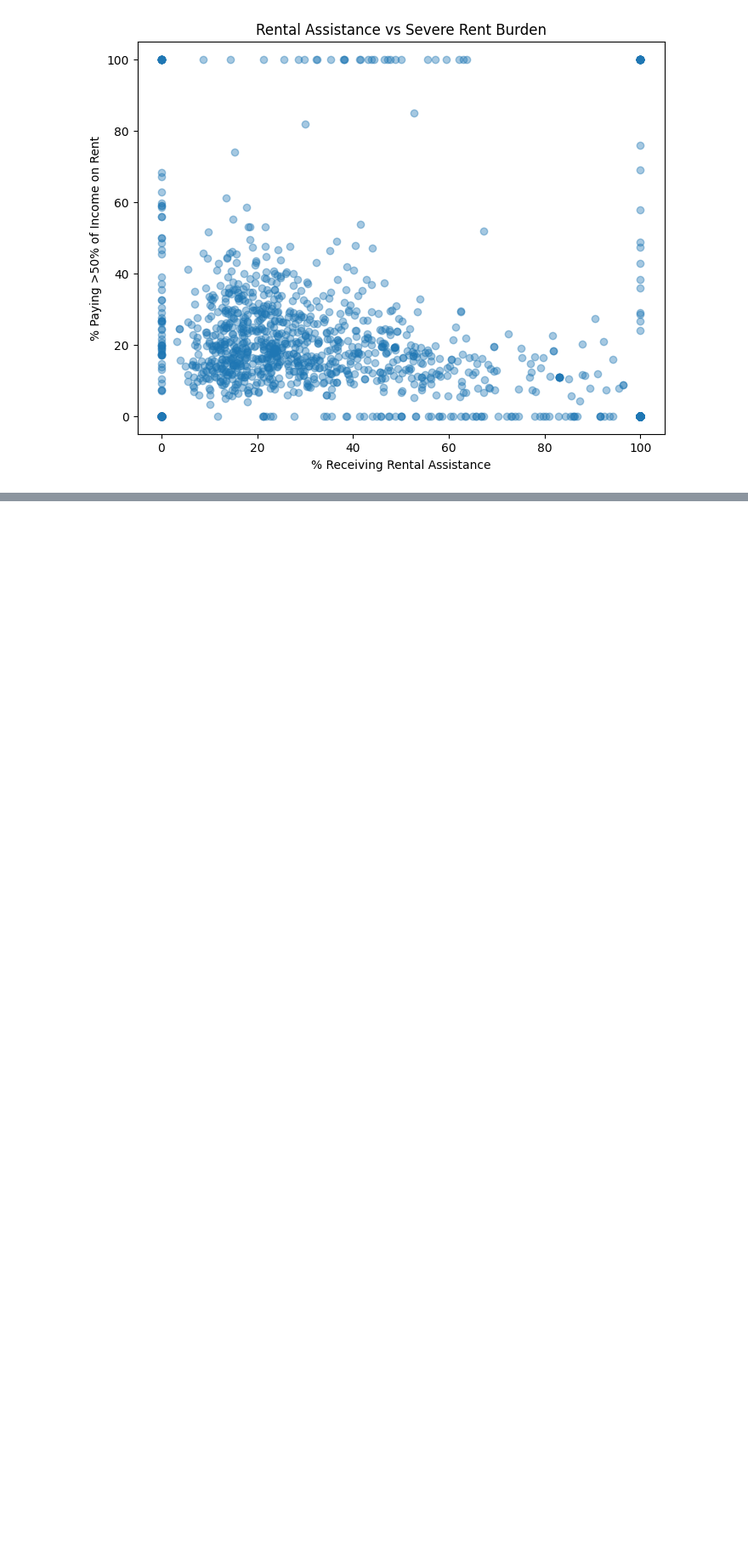
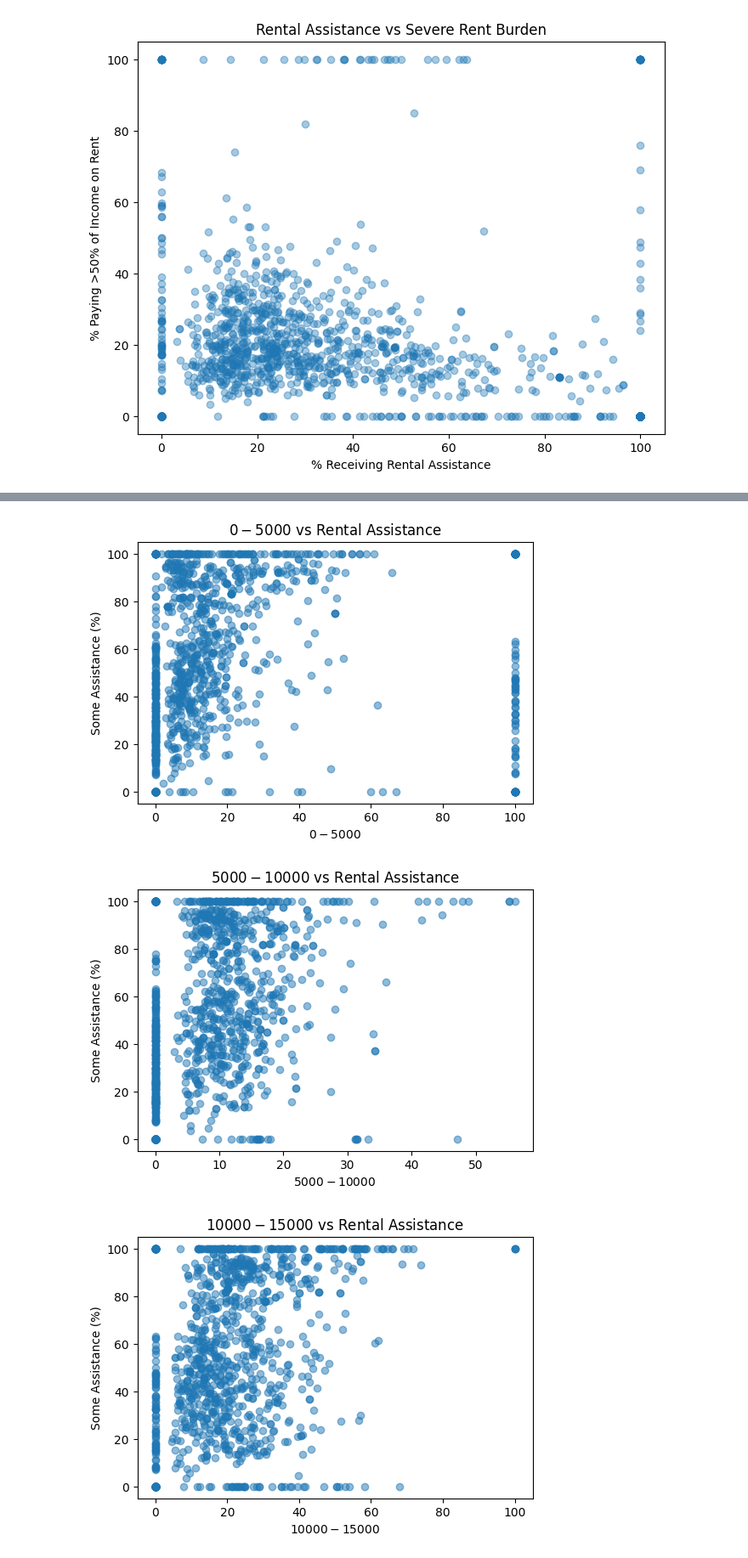
Before and after one commit to bitriagaleonela40-cmd/housing-research, a Jupyter notebook: Housing.ipynb, the cells around one changed output, grey strips where cells are left out. Shown at 85% size. Cells and saved outputs as stored; diff of their text form; code cells hidden in the pictures; blank space fills up the shorter version.

```diff
--- a/Housing.ipynb
+++ b/Housing.ipynb
@@ -449,0 +375,41 @@ plt.show()
+# %%
+#Create a data frame with household income and rental assitance
+Question_two = housing_df[['state', 'propertyname' ,'city', 'UNITS_INC_0_5K_PCT', 'UNITS_INC_5K_10K_PCT',
+       'UNITS_INC_10K_15K_PCT', 'UNITS_INC_15_20K_PCT',
+       'UNITS_INC_GRT_20K_PCT', 	'UNITS_RNTASSTNCE_RPTD_0_PCT', 'UNITS_RNTASSTNCE_RPTD_GRT0_PCT']]
+#Rename variables
+Question_two = Question_two.rename(columns={"UNITS_INC_0_5K_PCT": "$0-$5000"})
+Question_two = Question_two.rename(columns={"UNITS_INC_5K_10K_PCT": "$5000-$10000"})
+Question_two = Question_two.rename(columns={"UNITS_INC_10K_15K_PCT": "$10000-$15000"})
+Question_two = Question_two.rename(columns={"UNITS_INC_15_20K_PCT": "$15000-$20000"})
+Question_two = Question_two.rename(columns={"UNITS_INC_GRT_20K_PCT": "$20000+"})
+Question_two = Question_two.rename(columns={"UNITS_RNTASSTNCE_RPTD_0_PCT": "NoAssitance"})
+Question_two = Question_two.rename(columns={"UNITS_RNTASSTNCE_RPTD_GRT0_PCT": "SomeAssitance"})
+
+#Clean null values
+for col in ['$0-$5000','$5000-$10000','$10000-$15000','$15000-$20000','$20000+',"NoAssitance", "SomeAssitance"]:
+  Question_two[col] = Question_two[col].replace(-4, np.nan)
+
+Question_two = Question_two.dropna(axis = 0, how = 'any', subset = None)
+
+#Data Visualization
+income_cols = ['$0-$5000',
+               '$5000-$10000',
+               '$10000-$15000',
+               '$15000-$20000',
+               '$20000+']
+
+for col in income_cols:
+    plt.figure(figsize=(6,4))
+    plt.scatter(Question_two[col],
+                Question_two['SomeAssitance'],
+                alpha=0.5)
+
+    plt.xlabel(col)
+    plt.ylabel("Some Assistance (%)")
+    plt.title(f"{col} vs Rental Assistance")
+    plt.show()
+# %% [output]
+[figure, added]
+[figure, added]
+[figure, added]
```
Also changed, not shown: parts of 10 cells of this notebook.
